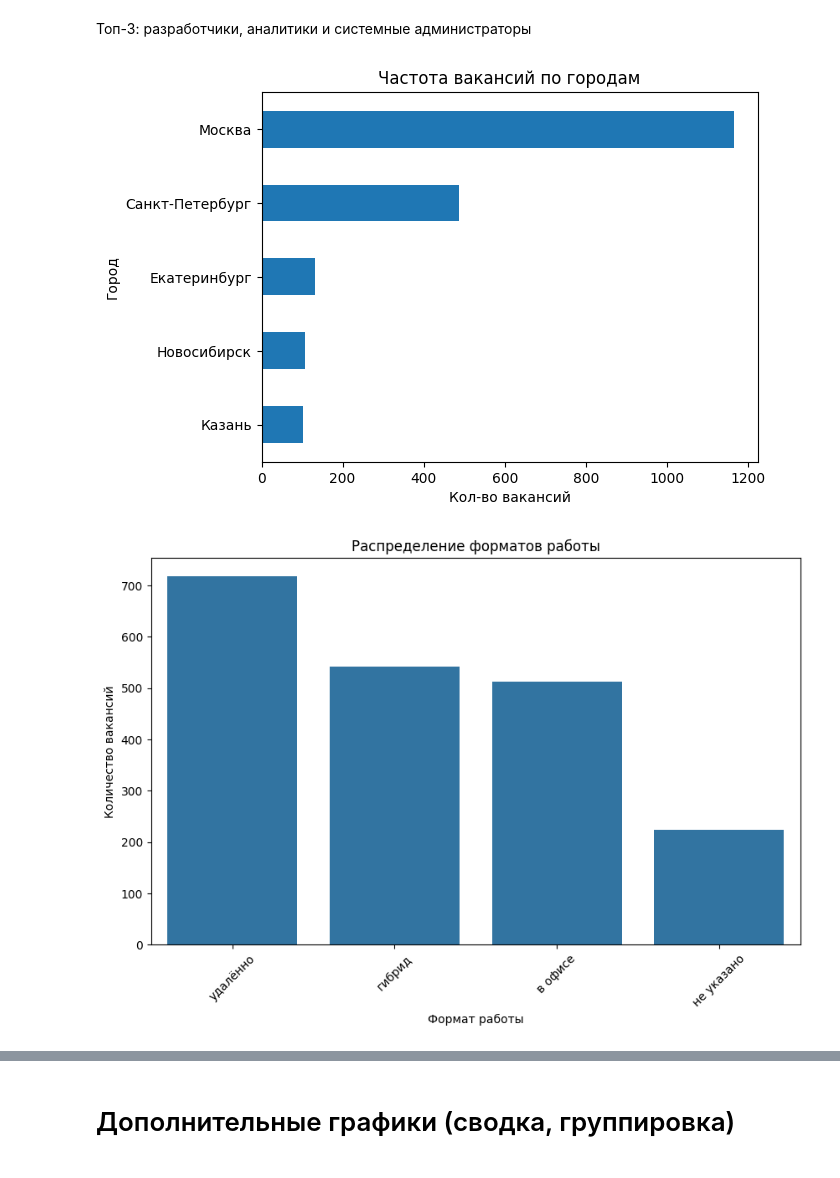
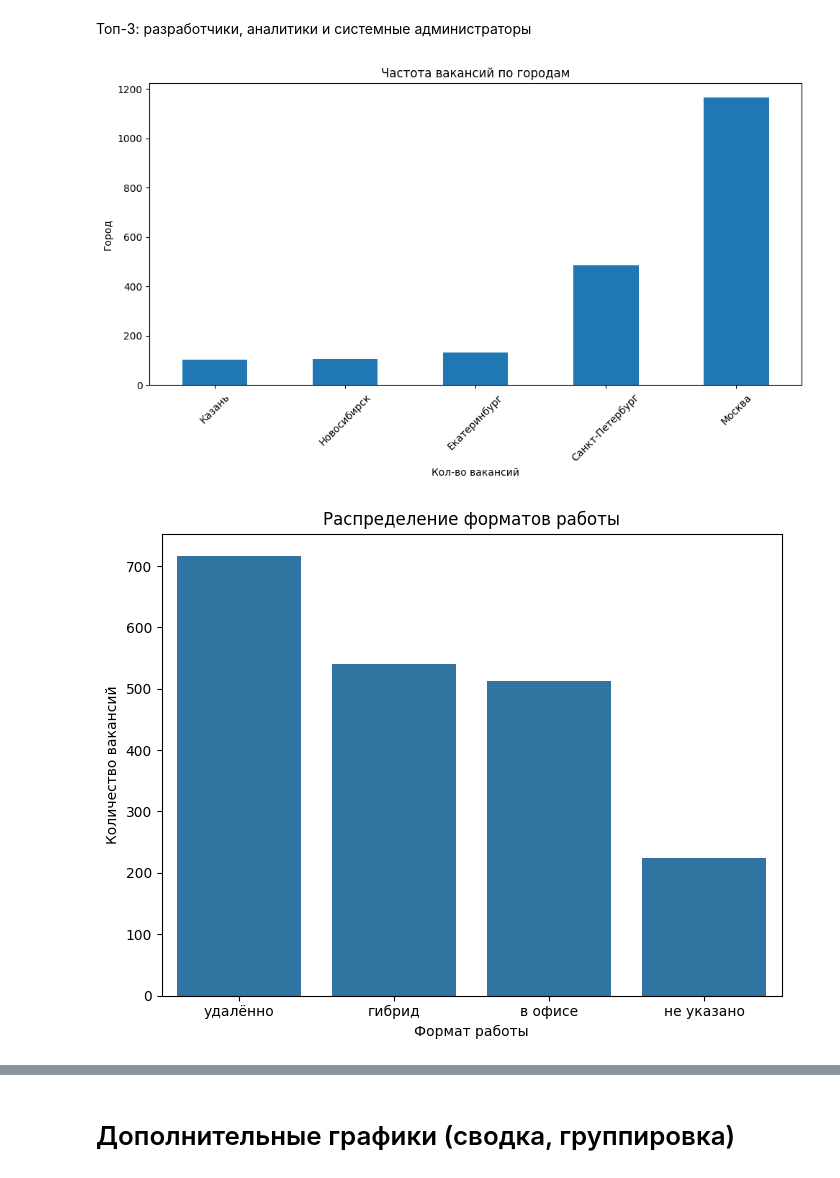
Before and after one commit to Artem1s1337/hr_analytics, a Jupyter notebook: notebooks/visualization.ipynb, the cells around one changed output, grey strips where cells are left out. Drawn from its saved outputs; the diff is of its cells as text; code cells hidden in the pictures.

```diff
--- a/notebooks/visualization.ipynb
+++ b/notebooks/visualization.ipynb
@@ -88,26 +92,28 @@ plt.show()
 Топ-3: разработчики, аналитики и системные администраторы
 # %%
 # Частотность по городам - связь прямо пропорциональная населению
-df['city'].value_counts().sort_values(ascending=True).plot(kind='barh')
+plt.figure(figsize=(10, 6))
+df['city'].value_counts().sort_values(ascending=True).plot(kind='bar')
 plt.title('Частота вакансий по городам')
 plt.ylabel('Город')
 plt.xlabel('Кол-во вакансий')
+plt.xticks(rotation=45)
+plt.tight_layout()
 plt.savefig('/content/hr_analytics/images/freq_by_cities.jpg')
 plt.show()
 # %% [output]
-[figure, old version]
+[figure, new version]
 # %%
 # Формат работы
-plt.figure(figsize=(10, 6))
+plt.figure(figsize=(8, 6))
 work_counts = df['work_format'].value_counts()
 sns.barplot(x=work_counts.index, y=work_counts.values)
 plt.title('Распределение форматов работы')
 plt.xlabel('Формат работы')
 plt.ylabel('Количество вакансий')
-plt.xticks(rotation=45)
 plt.savefig('/content/hr_analytics/images/work_format_dist.jpg')
 plt.show()
 # %% [output]
-[figure, old version]
+[figure, new version]
 # %%
 # Распределение опыта
```
Also changed, not shown: parts of 10 cells of this notebook.
